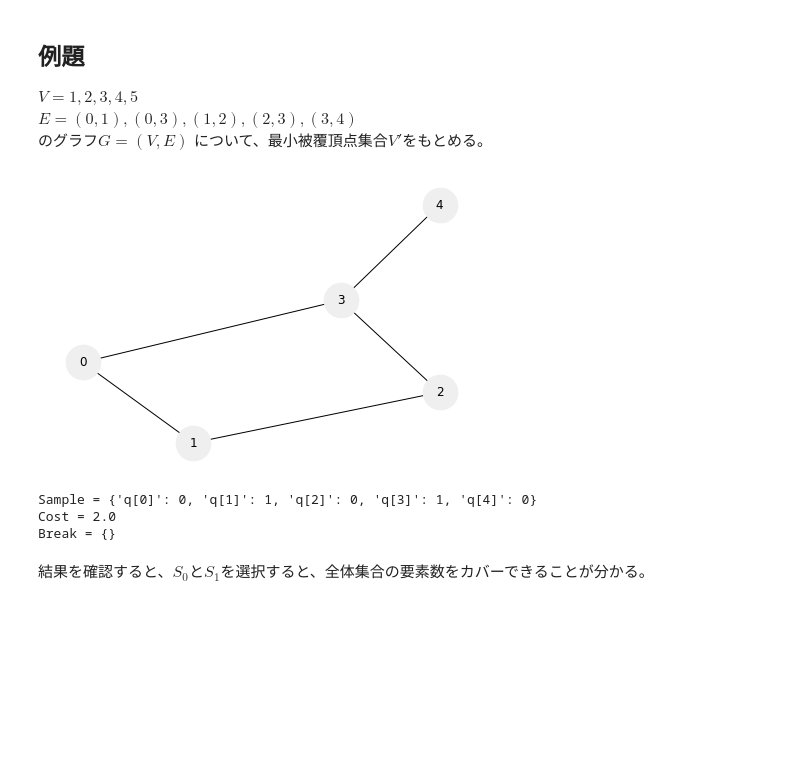
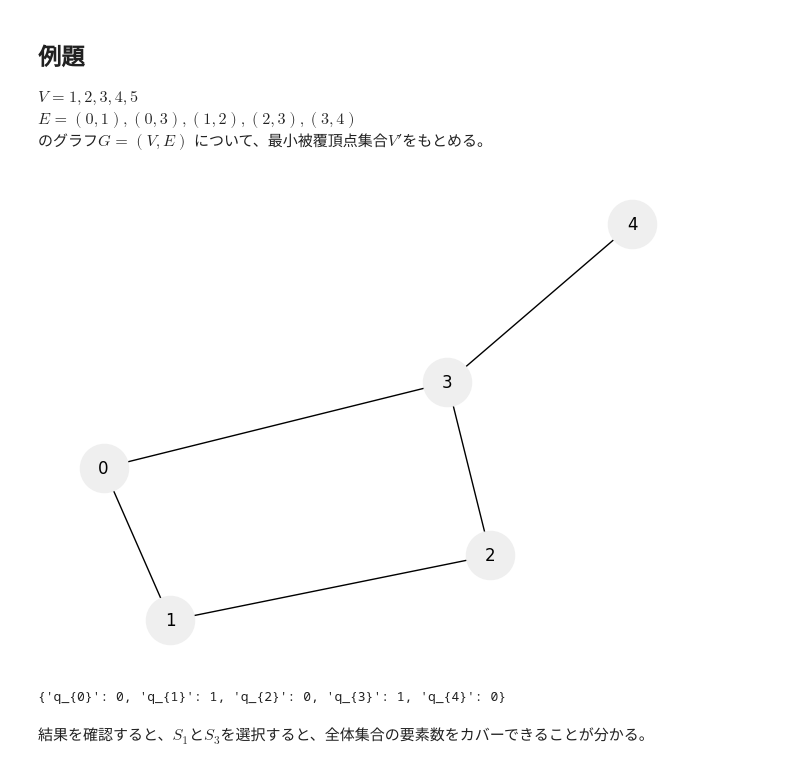
Before and after one commit to derwind/tytan_tutorial, a Jupyter notebook: tutorial/tutorial08_clustering_vertex_cover.ipynb, the cells around one changed output. Saved outputs shown, nothing was run; the diff lists cells and outputs as text; code cells hidden in the pictures; blank space fills up the shorter version.

```diff
--- a/tutorial/tutorial08_clustering_vertex_cover.ipynb
+++ b/tutorial/tutorial08_clustering_vertex_cover.ipynb
@@ -230,19 +239,19 @@ $E={(0,1),(0,3),(1,2),(2,3),(3,4)}$
 # %%
 import networkx as nx
 import matplotlib.pyplot as plt
 
 options = {'node_color': '#efefef','node_size': 1200,'with_labels':'True'}
 
 N = 5
 
 G = nx.Graph()
 G.add_nodes_from(nx.path_graph(N))
 G.add_edges_from([(0,1),(0,3),(1,2),(2,3),(3,4)])
-nx.draw(G, **options)
+nx.draw(G, pos=nx.spring_layout(G, seed=1234), **options)
 #隣接行列
-A = np.array(nx.to_numpy_matrix(G))
+A = np.array(nx.to_numpy_array(G))
 # %% [output]
-[figure, old version]
+[figure, new version]
 # %%
 import numpy as np
 
@@ -266,9 +275,13 @@ for v in range(N):
 
 #式をつなげる
 H = 2*HA + HB
+
+Q, offset = Compile(H).get_qubo()
+
+solver = sampler.SASampler()
+result = solver.run(Q)
+print(result[0][0])
 # %% [output]
-Sample = {'q[0]': 0, 'q[1]': 1, 'q[2]': 0, 'q[3]': 1, 'q[4]': 0}
-Cost = 2.0
-Break = {}
+{'q_{0}': 0, 'q_{1}': 1, 'q_{2}': 0, 'q_{3}': 1, 'q_{4}': 0}
 # %% [markdown]
-結果を確認すると、$S_0$と$S_1$を選択すると、全体集合の要素数をカバーできることが分かる。
+結果を確認すると、$S_1$と$S_3$を選択すると、全体集合の要素数をカバーできることが分かる。
```
Also changed, not shown: parts of 2 cells of this notebook.
